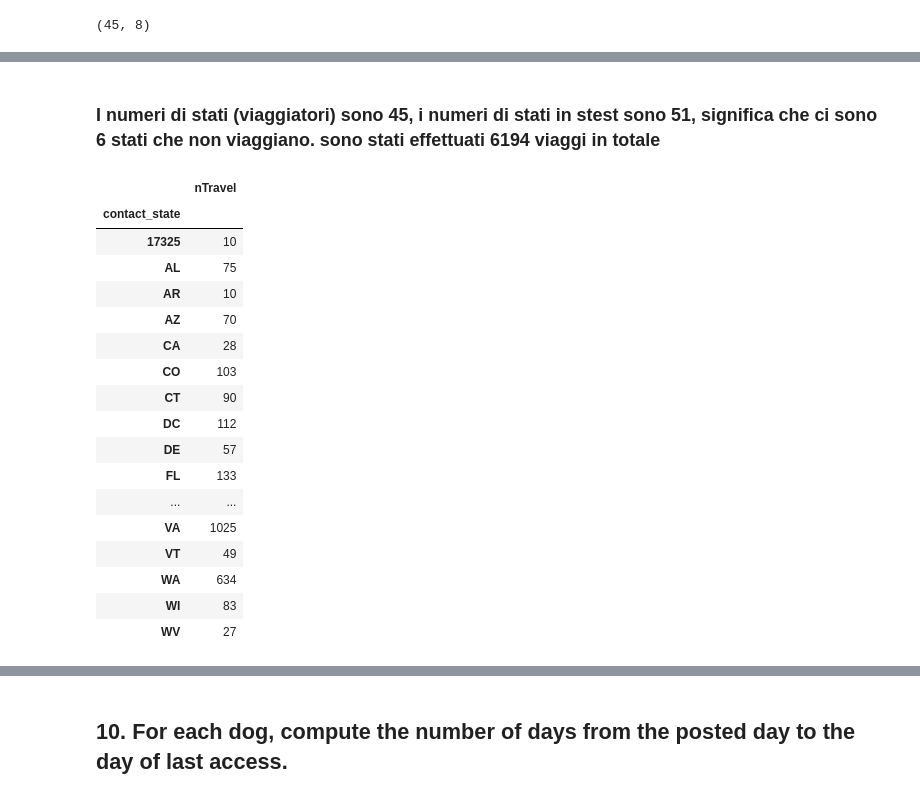
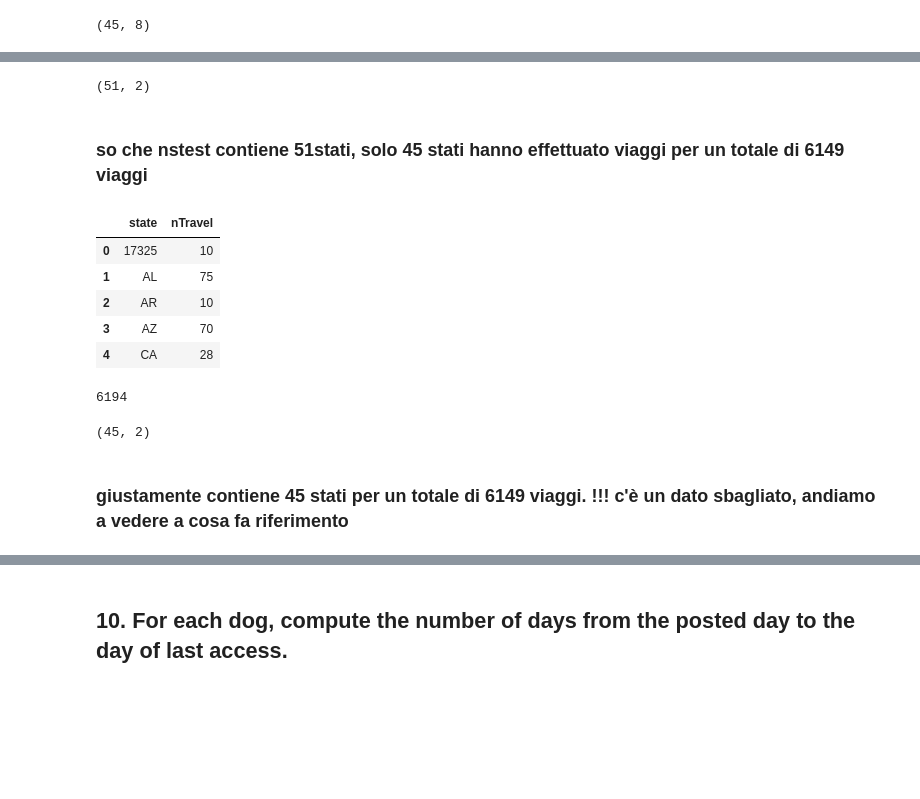
Before and after one commit to mat1218B/ProjectOfComputerScience, a Jupyter notebook: Project-CS_2022.ipynb, the cells around one changed output, grey strips where cells are left out. Drawn from its saved outputs; the diff is of its cells as text; code cells hidden in the pictures; blank space fills up the shorter version.

```diff
--- a/Project-CS_2022.ipynb
+++ b/Project-CS_2022.ipynb
@@ -285,26 +260,27 @@ dogTravel[dogTravel['contact_state'] == '17325']
-# %% [markdown]
-### I numeri di stati (viaggiatori) sono 45, i numeri di stati in stest sono 51, significa che ci sono 6 stati che non viaggiano. sono stati effettuati 6194 viaggi in totale
+# %%
+nstest.shape
+# %% [output]
+(51, 2)
+# %% [markdown]
+### so che nstest contiene 51stati, solo 45 stati hanno effettuato viaggi per un totale di 6149 viaggi
 # %%
-nTravelForState = dogTravel.groupby(['contact_state']).count()[['index']]
-nTravelForState = nTravelForState.rename(columns={'index':'nTravel'})
-nTravelForState
+nTravelForState = dogTravel.groupby(['contact_state']).count()[['index']].reset_index().rename(columns={'contact_state':'state', 'index':'nTravel'})
+nTravelForState.head()
 #giusta la somma dei viaggi è 6194 e ha 45 stati
 # %% [output]
-|  | nTravel |
-| contact_state |  |
-| 17325 | 10 |
-| AL | 75 |
-| AR | 10 |
-| AZ | 70 |
-| CA | 28 |
-| CO | 103 |
-| CT | 90 |
-| DC | 112 |
-| DE | 57 |
-| FL | 133 |
-| ... | ... |
-| VA | 1025 |
-| VT | 49 |
-| WA | 634 |
-| WI | 83 |
-| WV | 27 |
+|  | state | nTravel |
+| 0 | 17325 | 10 |
+| 1 | AL | 75 |
+| 2 | AR | 10 |
+| 3 | AZ | 70 |
+| 4 | CA | 28 |
+# %%
+nTravelForState['nTravel'].sum()
+# %% [output]
+6194
+# %%
+nTravelForState.shape
+# %% [output]
+(45, 2)
+# %% [markdown]
+### giustamente contiene 45 stati per un totale di 6149 viaggi. !!! c'è un dato sbagliato, andiamo a vedere a cosa fa riferimento
```
Also changed, not shown: parts of 44 cells of this notebook.
